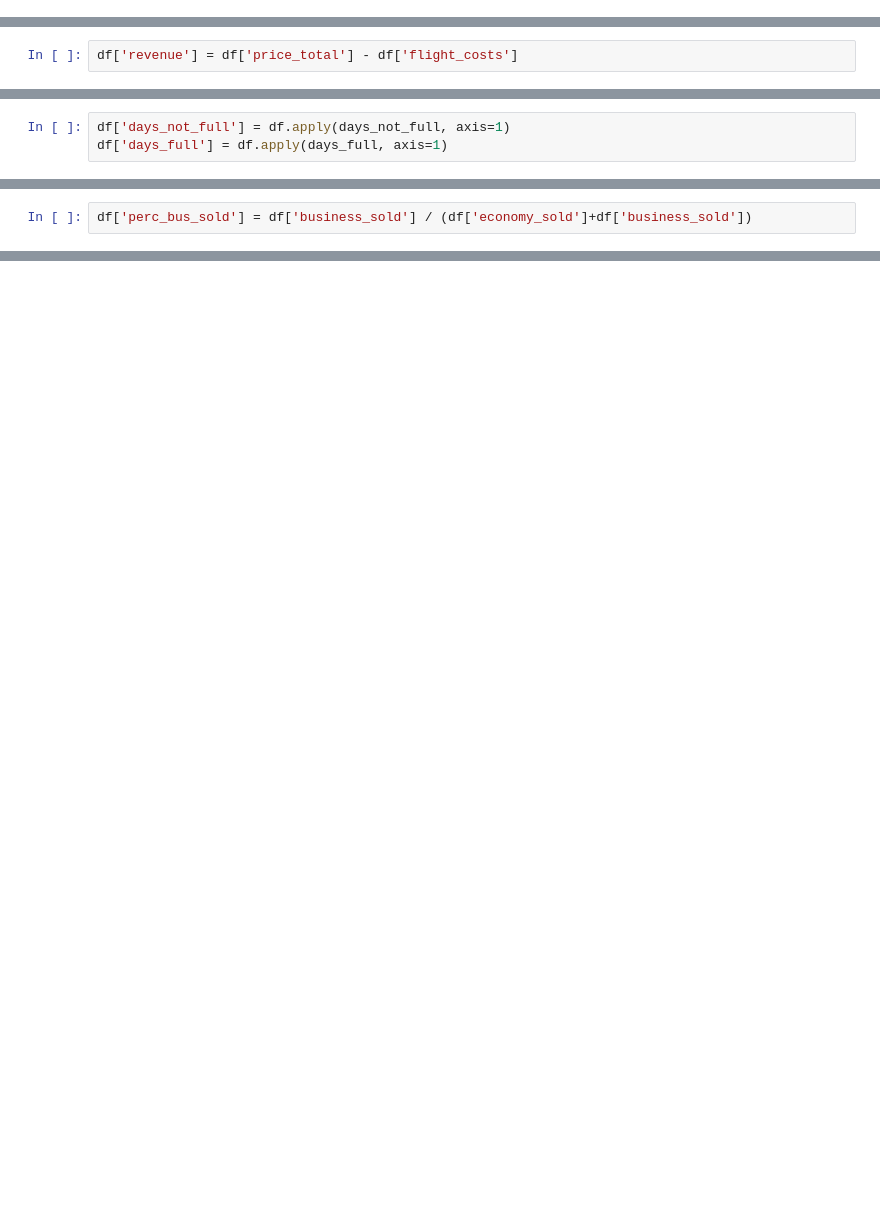
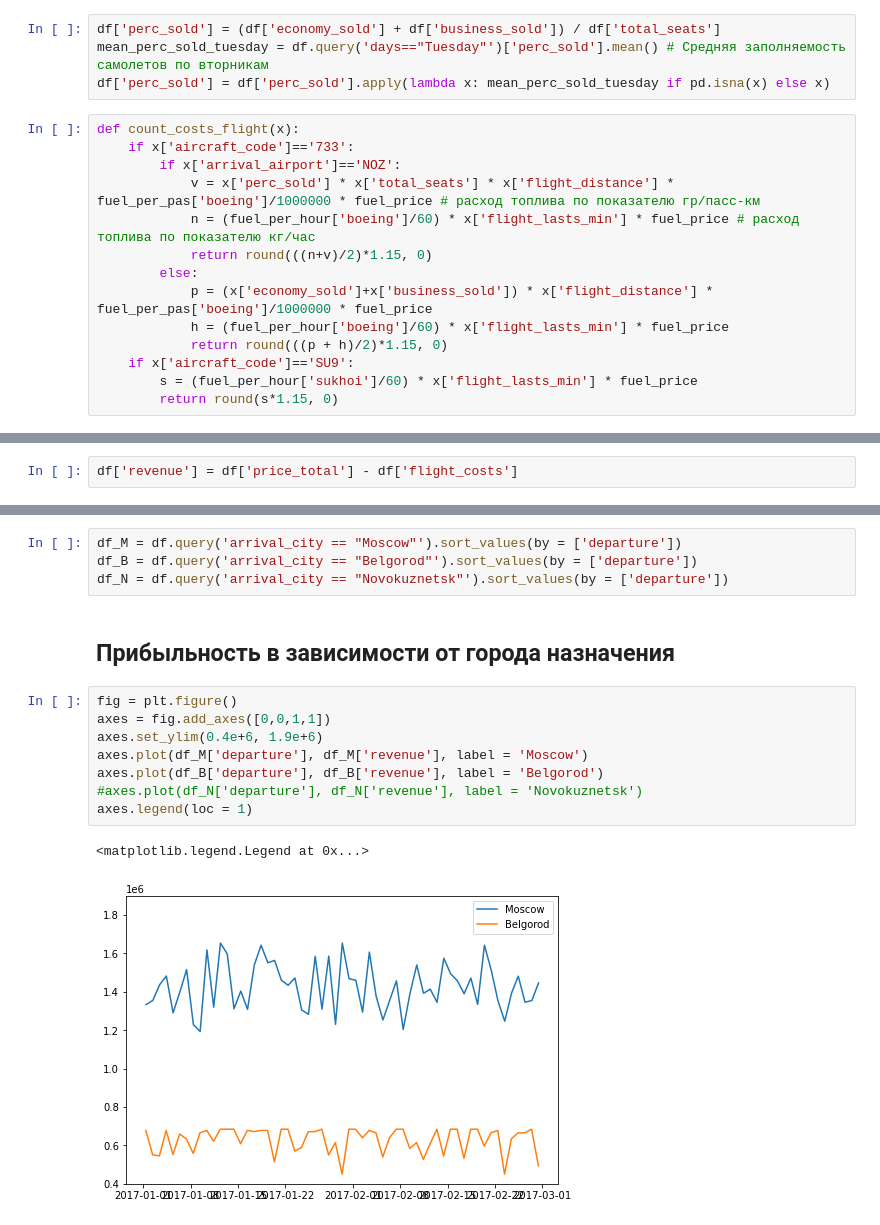
Before and after one commit to arsenbondaren/skillfactory, a Jupyter notebook: module_4/project_from_sql_Bandarenka.ipynb, the cells around one changed output, grey strips where cells are left out. Saved outputs shown, nothing was run; the diff lists cells and outputs as text; blank space fills up the shorter version.

```diff
--- a/module_4/project_from_sql_Bandarenka.ipynb
+++ b/module_4/project_from_sql_Bandarenka.ipynb
@@ -122,2 +127,20 @@ df['flight_lasts_min'] = df['flight_lasts_min'].apply(lambda x: x.seconds/60)
+# %%
+df['perc_sold'] = (df['economy_sold'] + df['business_sold']) / df['total_seats']
+mean_perc_sold_tuesday = df.query('days=="Tuesday"')['perc_sold'].mean() # Средняя заполняемость самолетов по вторникам
+df['perc_sold'] = df['perc_sold'].apply(lambda x: mean_perc_sold_tuesday if pd.isna(x) else x)
+# %%
+def count_costs_flight(x):
+    if x['aircraft_code']=='733':
+        if x['arrival_airport']=='NOZ':
+            v = x['perc_sold'] * x['total_seats'] * x['flight_distance'] * fuel_per_pas['boeing']/1000000 * fuel_price # расход топлива по показателю гр/пасс-км
+            n = (fuel_per_hour['boeing']/60) * x['flight_lasts_min'] * fuel_price # расход топлива по показателю кг/час
+            return round(((n+v)/2)*1.15, 0)
+        else:
+            p = (x['economy_sold']+x['business_sold']) * x['flight_distance'] * fuel_per_pas['boeing']/1000000 * fuel_price
+            h = (fuel_per_hour['boeing']/60) * x['flight_lasts_min'] * fuel_price
+            return round(((p + h)/2)*1.15, 0)
+    if x['aircraft_code']=='SU9':
+        s = (fuel_per_hour['sukhoi']/60) * x['flight_lasts_min'] * fuel_price
+        return round(s*1.15, 0)
 # %%
 df['flight_costs'] = df.apply((lambda x: count_costs_flight(x)), axis=1)
@@ -215,3 +151,0 @@ df['days'] = df['departure'].apply(days)
-# %%
-df['days_not_full'] = df.apply(days_not_full, axis=1)
-df['days_full'] = df.apply(days_full, axis=1)
@@ -367,2 +151,0 @@ Name: arrival_city, dtype: int64
-# %%
-df['perc_bus_sold'] = df['business_sold'] / (df['economy_sold']+df['business_sold'])
@@ -384,0 +155,17 @@ df.query('arrival_city == "Belgorod"')['business_sold'].mean()
+# %%
+df_M = df.query('arrival_city == "Moscow"').sort_values(by = ['departure'])
+df_B = df.query('arrival_city == "Belgorod"').sort_values(by = ['departure'])
+df_N = df.query('arrival_city == "Novokuznetsk"').sort_values(by = ['departure'])
+# %% [markdown]
+## Прибыльность в зависимости от города назначения
+# %%
+fig = plt.figure()
+axes = fig.add_axes([0,0,1,1])
+axes.set_ylim(0.4e+6, 1.9e+6)
+axes.plot(df_M['departure'], df_M['revenue'], label = 'Moscow')
+axes.plot(df_B['departure'], df_B['revenue'], label = 'Belgorod')
+#axes.plot(df_N['departure'], df_N['revenue'], label = 'Novokuznetsk')
+axes.legend(loc = 1)
+# %% [output]
+<matplotlib.legend.Legend at 0x...>
+[figure, added]
```
Also changed, not shown: parts of 86 cells of this notebook.
